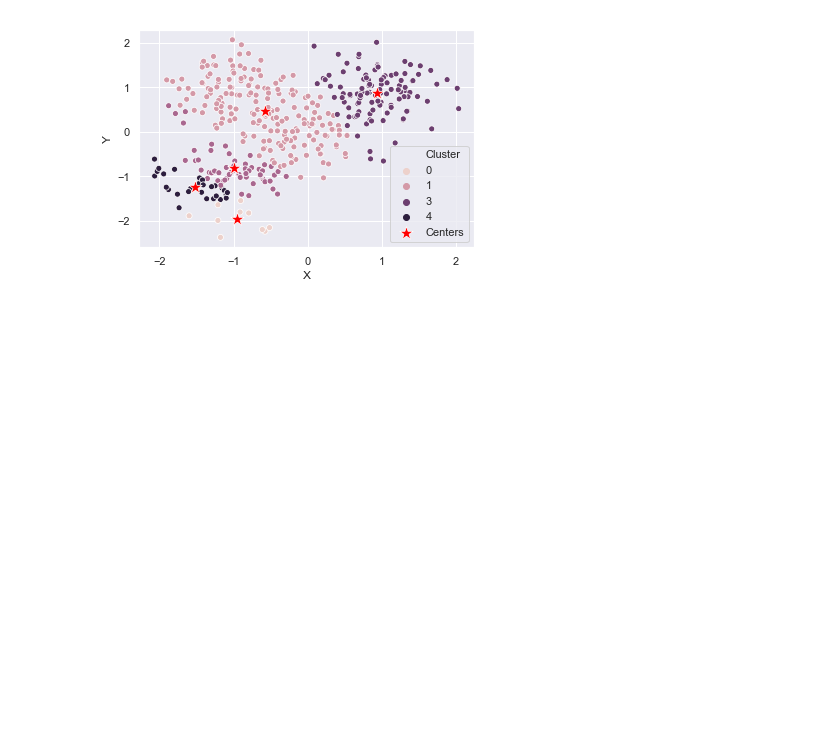
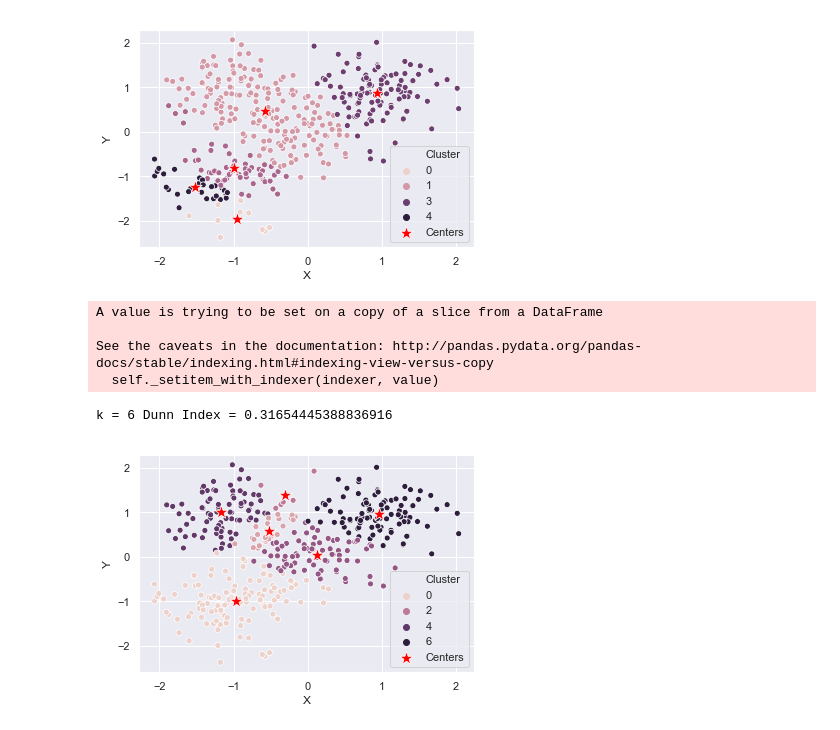
Before and after one commit to enterlina/ML, a Jupyter notebook: HW2.ipynb, the cells around one changed output. Saved outputs shown, nothing was run; the diff lists cells and outputs as text; code cells hidden in the pictures; blank space fills up the shorter version.

```diff
--- a/HW2.ipynb
+++ b/HW2.ipynb
@@ -148,3 +146,23 @@ See the caveats in the documentation: http://pandas.pydata.org/pandas-docs/stabl
   self._setitem_with_indexer(indexer, value)
 k = 5 Dunn Index = 4.462552494454652e-09
 [figure]
+# %%
+k = 6
+q = 0.03
+df_centroid = df.sample(n=k)
+df = get_clusters(df, df_centroid, df_origin, k)
+dunn = dunn_ind(df)
+
+df = kMeans(df, df_centroid, df_origin, dunn, q, k)[0]
+print('k =', k, 'Dunn Index =', kMeans(df, df_centroid, df_origin, dunn, q, k)[2])
+centers = kMeans(df, df_centroid, df_origin, dunn, q, k)[1]
+
+ax = sns.scatterplot(x='X', y='Y', data=df, hue="Cluster")
+ax = sns.scatterplot(x='X', y='Y',data=centers, color='red', label='Centers', s=200, marker='*')
+# %% [output]
+A value is trying to be set on a copy of a slice from a DataFrame
+
+See the caveats in the documentation: http://pandas.pydata.org/pandas-docs/stable/indexing.html#indexing-view-versus-copy
+  self._setitem_with_indexer(indexer, value)
+k = 6 Dunn Index = 0.31654445388836916
+[figure, added]
```
Also changed, not shown: parts of 1 cell of this notebook.
